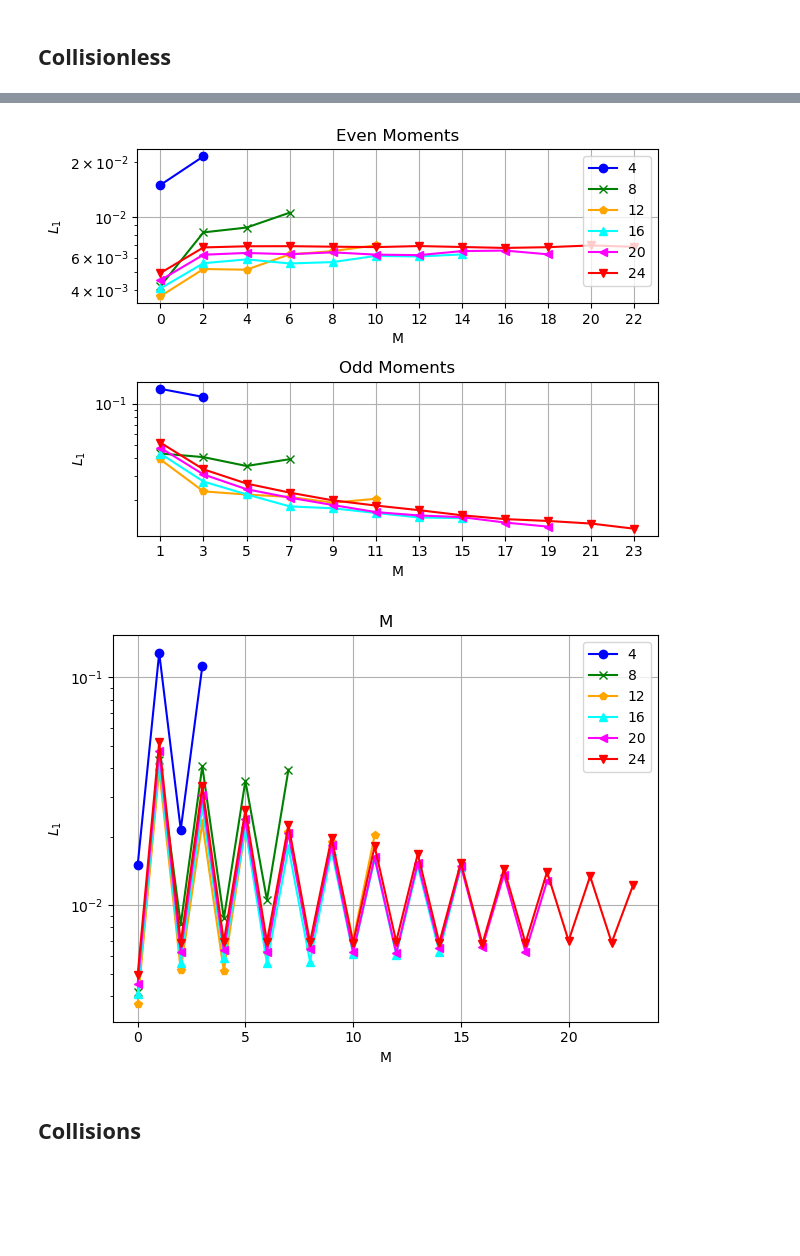
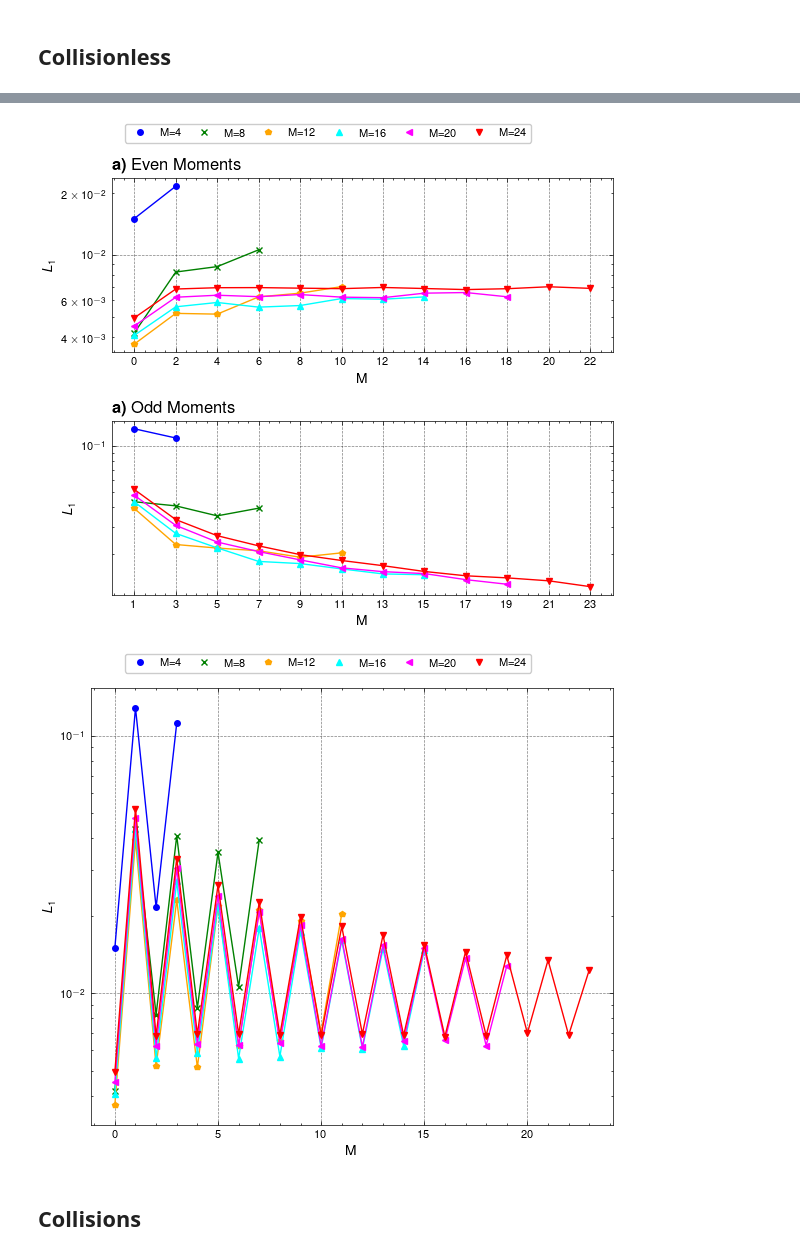
Before and after one commit to JanHab/ExtGram.jl, a Jupyter notebook: notebooks/FindOptimalShockSetting.ipynb, the cells around one changed output, grey strips where cells are left out. Cells and saved outputs as stored; diff of their text form; code cells hidden in the pictures; blank space fills up the shorter version.

```diff
--- a/notebooks/FindOptimalShockSetting.ipynb
+++ b/notebooks/FindOptimalShockSetting.ipynb
@@ -1,10 +1,33 @@
 # %%
 import matplotlib.pyplot as plt
+import scienceplots
+# plt.style.use('science')
+plt.style.use(['science', 'nature', 'grid'])
+
+from matplotlib.lines import Line2D
+
+import string
 import numpy as np
 from scipy.interpolate import interp1d
 import pandas as pd
 
 from LoadTSV import *
+# %%
+WIDTH = 6.0
+HEIGHT = 5.0
+
+plt.rcParams.update({
+    "figure.figsize": (WIDTH, HEIGHT),
+    "font.size": 10,           # Matches thesis 10pt
+    "axes.labelsize": 10,
+    "legend.fontsize": 8,      # Slightly smaller for legends
+    "xtick.labelsize": 8,
+    "ytick.labelsize": 8,
+    "lines.linewidth": 1,
+    "lines.markersize": 4,
+    "savefig.bbox": 'tight',   # Ensures no labels are cut off
+    "savefig.pad_inches": 0.05
+})
 # %% [markdown]
 ## Semi-Analytical Solution for zero relaxation
 # %%
@@ -300,46 +323,56 @@ for M in M_vector:
 # %%
 colors = ['blue', 'green', 'orange', 'cyan', 'magenta', 'red']
 marker = ['-o', '-x', '-p', '-^', '-<', '-v']
+marker_legend = ['o', 'x', 'p', '^', '<', 'v']
 
 fig, axs = plt.subplots(2)
-[axs[0].semilogy(moments[i][::2], L1[i][::2], marker[i], color=colors[i], label=M) for i, M in enumerate(M_vector)]
+[axs[0].semilogy(moments[i][::2], L1[i][::2], marker[i], color=colors[i]) for i, M in enumerate(M_vector)]
 axs[0].set_xticks(moments[-1][::2])
-axs[0].legend()
-axs[0].set_title('Even Moments')
+axs[0].set_title('\\textbf{a)} Even Moments', loc='left')
 
 [axs[1].semilogy(moments[i][1:][::2], L1[i][1:][::2], marker[i], color=colors[i]) for i, M in enumerate(M_vector)]
 axs[1].set_xticks(moments[-1][1:][::2])
-axs[1].set_title('Odd Moments')
+axs[1].set_title('\\textbf{a)} Odd Moments', loc='left')
 
-[ax.grid() for ax in axs]
 [ax.set_xlabel('M') for ax in axs]
 [ax.set_ylabel('$L_1$') for ax in axs]
 
+moment_elements = [Line2D([0], [0], marker=marker_legend[i], color=colors[i], label=f'M={M}', linestyle='') for i, M in enumerate(M_vector)]
+leg = fig.legend(
+    handles=moment_elements,
+    loc='upper center',
+    bbox_to_anchor=(0.5, 1.05),
+    ncol=6,
+    # frameon=True,
+    columnspacing=1.0 # Adjust spacing between columns
+)
+
 fig.tight_layout()
-fig.savefig("../out/Figures/Riemann1D/MomentConvergenceToBGK.pdf")
+fig.savefig("../out/Figures/ModelConvergence/MomentConvergenceToBGK.pdf")
 fig.show()
 # %% [output]
-[figure, old version]
+[figure, new version]
 # %%
 fig, axs = plt.subplots()
-[axs.semilogy(moments[i], L1[i], marker[i], color=colors[i], label=M) for i, M in enumerate(M_vector)]
-# axs[0].set_xticks(moments[-1][::2])
-axs.legend()
-axs.set_title('M')
-
-# [axs[1].semilogy(moments[i][1:][::2], L1[i][1:][::2], marker[i], color=colors[i]) for i, M in enumerate(M_vector)]
-# axs[1].set_xticks(moments[-1][1:][::2])
-# axs[1].set_title('Odd Moments')
-
-axs.grid()
+[axs.semilogy(moments[i], L1[i], marker[i], color=colors[i]) for i, M in enumerate(M_vector)]
 axs.set_xlabel('M')
 axs.set_ylabel('$L_1$')
 
+moment_elements = [Line2D([0], [0], marker=marker_legend[i], color=colors[i], label=f'M={M}', linestyle='') for i, M in enumerate(M_vector)]
+leg = fig.legend(
+    handles=moment_elements,
+    loc='upper center',
+    bbox_to_anchor=(0.5, 1.05),
+    ncol=6,
+    # frameon=True,
+    columnspacing=1.0 # Adjust spacing between columns
+)
+
 fig.tight_layout()
-# fig.savefig("../out/Figures/Riemann1D/MomentConvergenceToBGK_Kn1.0.pdf")
+fig.savefig("../out/Figures/ModelConvergence/MomentConvergenceToBGK_Compact.pdf")
 fig.show()
 # %% [output]
-[figure, old version]
+[figure, new version]
 # %% [markdown]
 ## Collisions
 # %%
```
Also changed, not shown: parts of 5 cells of this notebook, 4 other files.
